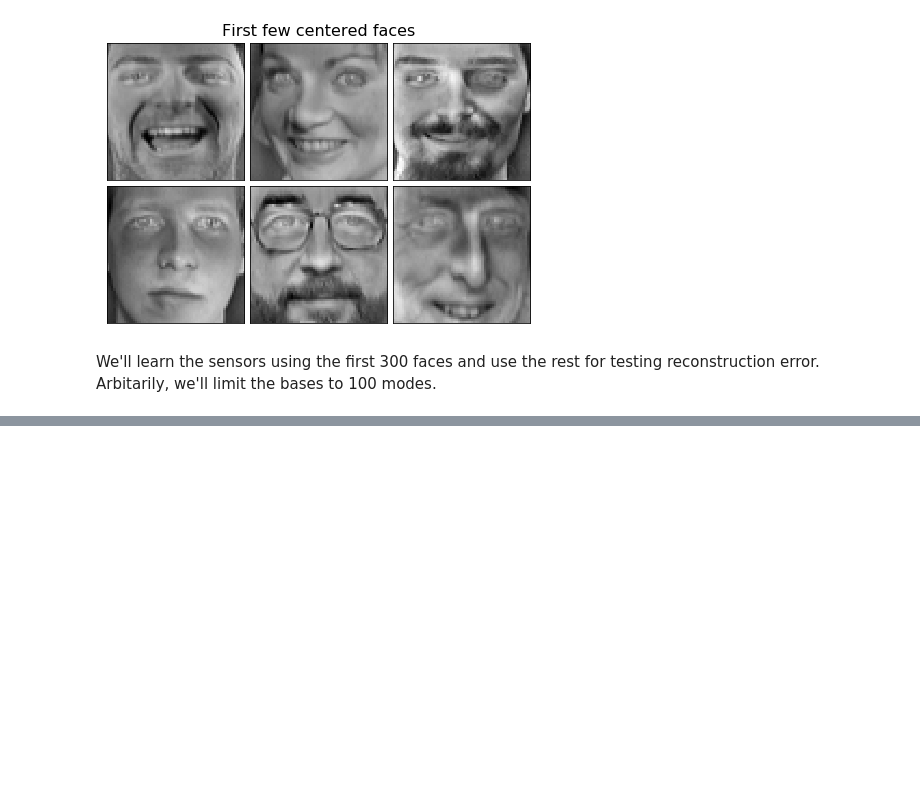
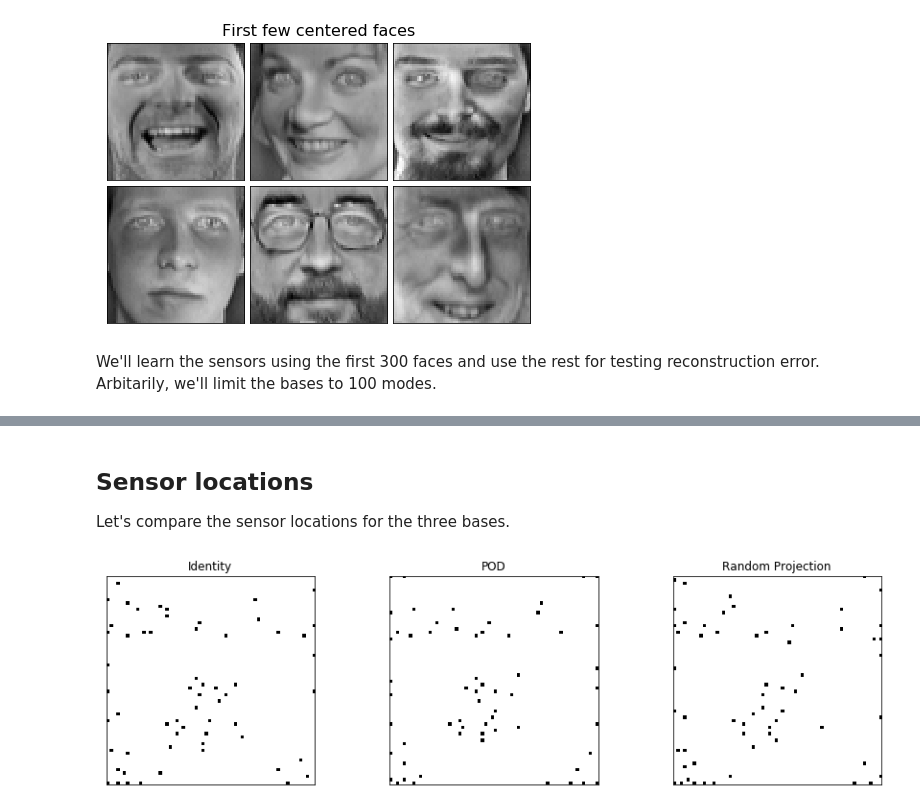
Before and after one commit to dynamicslab/pysensors, a Jupyter notebook: examples/basis_comparison.ipynb, the cells around one changed output, grey strips where cells are left out. Cells and saved outputs as stored; diff of their text form; code cells hidden in the pictures; blank space fills up the shorter version.

```diff
--- a/examples/basis_comparison.ipynb
+++ b/examples/basis_comparison.ipynb
@@ -98,0 +104,25 @@ IndexError: index 4032 is out of bounds for axis 0 with size 100
+# %% [markdown]
+## Sensor locations
+Let's compare the sensor locations for the three bases.
+# %%
+fig, axs = plt.subplots(1, 3, figsize=(15, 4))
+n_sensors = 60
+
+for ax, (name, model) in zip(axs, models):
+    img = np.zeros(n_features)
+    sensors = model.get_all_sensors()[:n_sensors]
+    img[sensors] = 16
+
+    ax.imshow(img.reshape(image_shape), cmap=plt.cm.binary)fig, axs = plt.subplots(1, 3, figsize=(15, 4))
+n_sensors = 60
+
+for ax, (name, model) in zip(axs, models):
+    img = np.zeros(n_features)
+    sensors = model.get_all_sensors()[:n_sensors]
+    img[sensors] = 16
+
+    ax.imshow(img.reshape(image_shape), cmap=plt.cm.binary)
+    ax.set(title=name, xticks=[], yticks=[])
+    ax.set(title=name, xticks=[], yticks=[])
+# %% [output]
+[figure, added]
```
Also changed, not shown: parts of 3 cells of this notebook.
